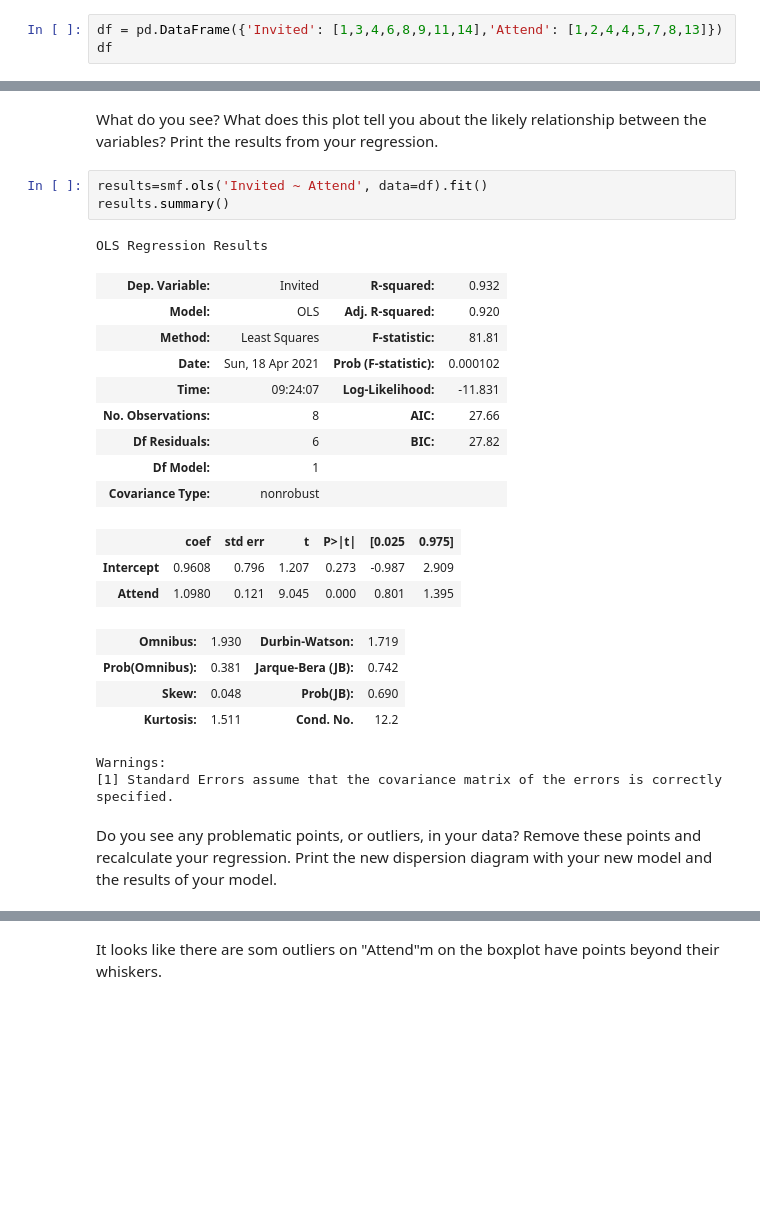
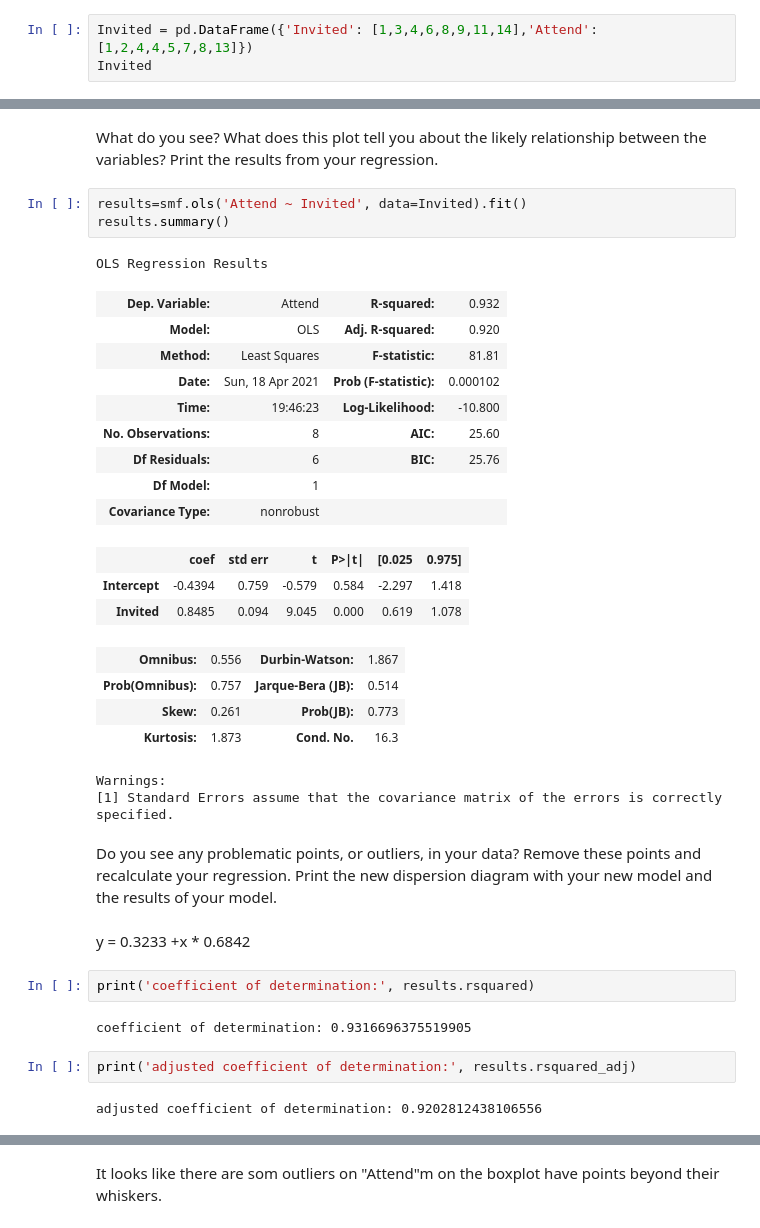
Before and after one commit to Ironhack-Data-Madrid-Febrero-2021/lab-regression-analysis, a Jupyter notebook: your-code.ipynb, the cells around one changed output, grey strips where cells are left out. Cells and saved outputs as stored; diff of their text form; blank space fills up the shorter version.

```diff
--- a/your-code.ipynb
+++ b/your-code.ipynb
@@ -341,8 +371,8 @@ I am suspicious about the last few parties I have thrown: it seems that the more
 We want to know if the relationship modeled by the two random variables is linear or not, and therefore if it is appropriate to model it with a linear regression.
 First, build a dataframe with the data.
 # %%
-df = pd.DataFrame({'Invited': [1,3,4,6,8,9,11,14],'Attend': [1,2,4,4,5,7,8,13]})
-df
+Invited = pd.DataFrame({'Invited': [1,3,4,6,8,9,11,14],'Attend': [1,2,4,4,5,7,8,13]})
+Invited
 # %% [output]
 |  | Invited | Attend |
 | 0 | 1 | 1 |
@@ -363,27 +393,37 @@ plt.scatter(x=df["Invited"], y=df["Attend"])
 # %% [markdown]
 What do you see? What does this plot tell you about the likely relationship between the variables? Print the results from your regression.
 # %%
-results=smf.ols('Invited ~ Attend', data=df).fit()
+results=smf.ols('Attend ~ Invited', data=Invited).fit()
 results.summary()
 # %% [output]
 OLS Regression Results
-| Dep. Variable: | Invited | R-squared: | 0.932 |
+| Dep. Variable: | Attend | R-squared: | 0.932 |
 | Model: | OLS | Adj. R-squared: | 0.920 |
 | Method: | Least Squares | F-statistic: | 81.81 |
 | Date: | Sun, 18 Apr 2021 | Prob (F-statistic): | 0.000102 |
-| Time: | 09:24:07 | Log-Likelihood: | -11.831 |
-| No. Observations: | 8 | AIC: | 27.66 |
-| Df Residuals: | 6 | BIC: | 27.82 |
+| Time: | 19:46:23 | Log-Likelihood: | -10.800 |
+| No. Observations: | 8 | AIC: | 25.60 |
+| Df Residuals: | 6 | BIC: | 25.76 |
 | Df Model: | 1 |  |  |
 | Covariance Type: | nonrobust |  |  |
 |  | coef | std err | t | P>|t| | [0.025 | 0.975] |
-| Intercept | 0.9608 | 0.796 | 1.207 | 0.273 | -0.987 | 2.909 |
-| Attend | 1.0980 | 0.121 | 9.045 | 0.000 | 0.801 | 1.395 |
+| Intercept | -0.4394 | 0.759 | -0.579 | 0.584 | -2.297 | 1.418 |
+| Invited | 0.8485 | 0.094 | 9.045 | 0.000 | 0.619 | 1.078 |
-| Omnibus: | 1.930 | Durbin-Watson: | 1.719 |
-| Prob(Omnibus): | 0.381 | Jarque-Bera (JB): | 0.742 |
-| Skew: | 0.048 | Prob(JB): | 0.690 |
-| Kurtosis: | 1.511 | Cond. No. | 12.2 |
+| Omnibus: | 0.556 | Durbin-Watson: | 1.867 |
+| Prob(Omnibus): | 0.757 | Jarque-Bera (JB): | 0.514 |
+| Skew: | 0.261 | Prob(JB): | 0.773 |
+| Kurtosis: | 1.873 | Cond. No. | 16.3 |
 Warnings:
 [1] Standard Errors assume that the covariance matrix of the errors is correctly specified.
 # %% [markdown]
 Do you see any problematic points, or outliers, in your data? Remove these points and recalculate your regression. Print the new dispersion diagram with your new model and the results of your model.
+# %% [markdown]
+y = 0.3233 +x * 0.6842
+# %%
+print('coefficient of determination:', results.rsquared)
+# %% [output]
+coefficient of determination: 0.9316696375519905
+# %%
+print('adjusted coefficient of determination:', results.rsquared_adj)
+# %% [output]
+adjusted coefficient of determination: 0.9202812438106556
```
Also changed, not shown: parts of 26 cells of this notebook.
